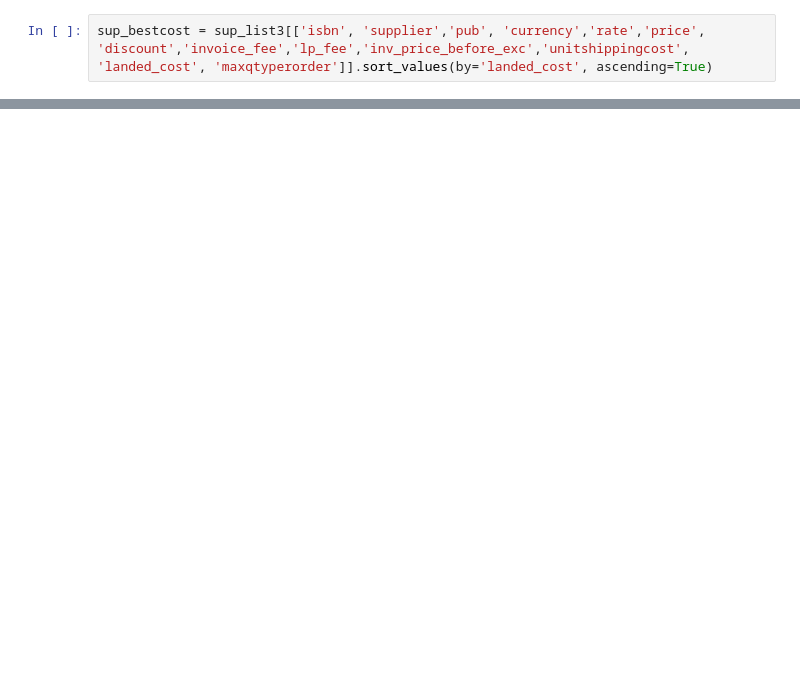
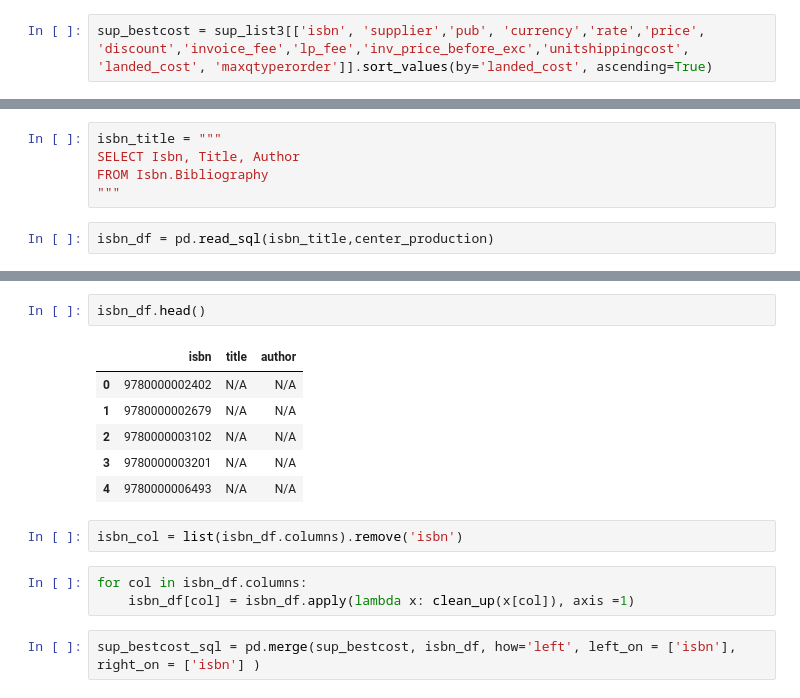
Before and after one commit to JoseRMatos/best_supplier, a Jupyter notebook: cost_analysis.ipynb, the cells around one changed output, grey strips where cells are left out. Drawn from its saved outputs; the diff is of its cells as text; blank space fills up the shorter version.

```diff
--- a/cost_analysis.ipynb
+++ b/cost_analysis.ipynb
@@ -183,0 +470,7 @@ sup_bestcost
+# %%
+isbn_title = """
+SELECT Isbn, Title, Author
+FROM Isbn.Bibliography
+"""
+# %%
+isbn_df = pd.read_sql(isbn_title,center_production)
@@ -183,0 +501,16 @@ sup_bestcost
+# %%
+isbn_df.head()
+# %% [output]
+|  | isbn | title | author |
+| 0 | 9780000002402 | N/A | N/A |
+| 1 | 9780000002679 | N/A | N/A |
+| 2 | 9780000003102 | N/A | N/A |
+| 3 | 9780000003201 | N/A | N/A |
+| 4 | 9780000006493 | N/A | N/A |
+# %%
+isbn_col = list(isbn_df.columns).remove('isbn')
+# %%
+for col in isbn_df.columns:
+    isbn_df[col] = isbn_df.apply(lambda x: clean_up(x[col]), axis =1)
+# %%
+sup_bestcost_sql = pd.merge(sup_bestcost, isbn_df, how='left', left_on = ['isbn'], right_on = ['isbn'] )
```
Also changed, not shown: parts of 40 cells of this notebook.
